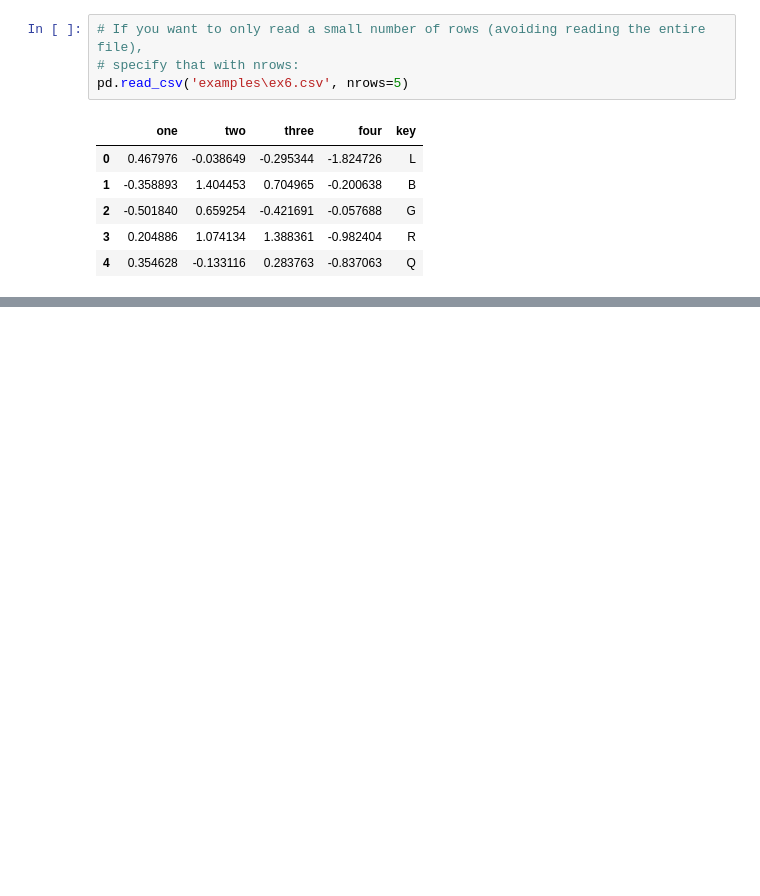
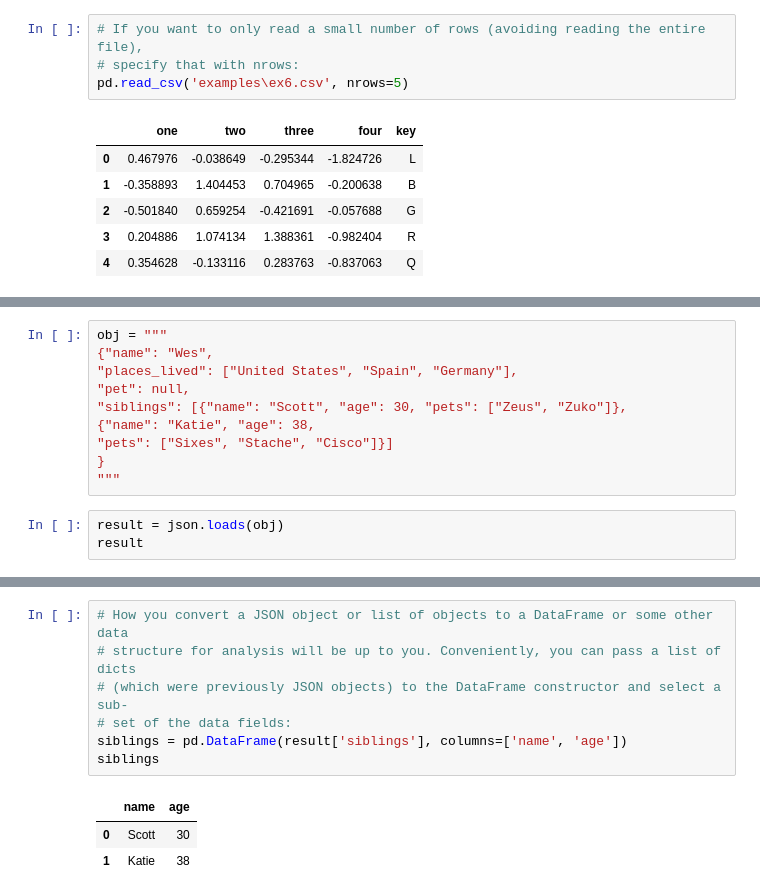
Before and after one commit to chunyaozhang/laikang_00, a Jupyter notebook: ch06_Data_Loading,Storage,and_File_Formats.ipynb, the cells around one changed output, grey strips where cells are left out. Cells and saved outputs as stored; diff of their text form; blank space fills up the shorter version.

```diff
--- a/ch06_Data_Loading,Storage,and_File_Formats.ipynb
+++ b/ch06_Data_Loading,Storage,and_File_Formats.ipynb
@@ -229,0 +422,13 @@ pd.read_csv('examples\ex6.csv', nrows=5)
+# %%
+obj = """
+{"name": "Wes",
+"places_lived": ["United States", "Spain", "Germany"],
+"pet": null,
+"siblings": [{"name": "Scott", "age": 30, "pets": ["Zeus", "Zuko"]},
+{"name": "Katie", "age": 38,
+"pets": ["Sixes", "Stache", "Cisco"]}]
+}
+"""
+# %%
+result = json.loads(obj)
+result
@@ -229,0 +447,11 @@ pd.read_csv('examples\ex6.csv', nrows=5)
+# %%
+# How you convert a JSON object or list of objects to a DataFrame or some other data
+# structure for analysis will be up to you. Conveniently, you can pass a list of dicts
+# (which were previously JSON objects) to the DataFrame constructor and select a sub‐
+# set of the data fields:
+siblings = pd.DataFrame(result['siblings'], columns=['name', 'age'])
+siblings
+# %% [output]
+|  | name | age |
+| 0 | Scott | 30 |
+| 1 | Katie | 38 |
```
Also changed, not shown: parts of 41 cells of this notebook.
